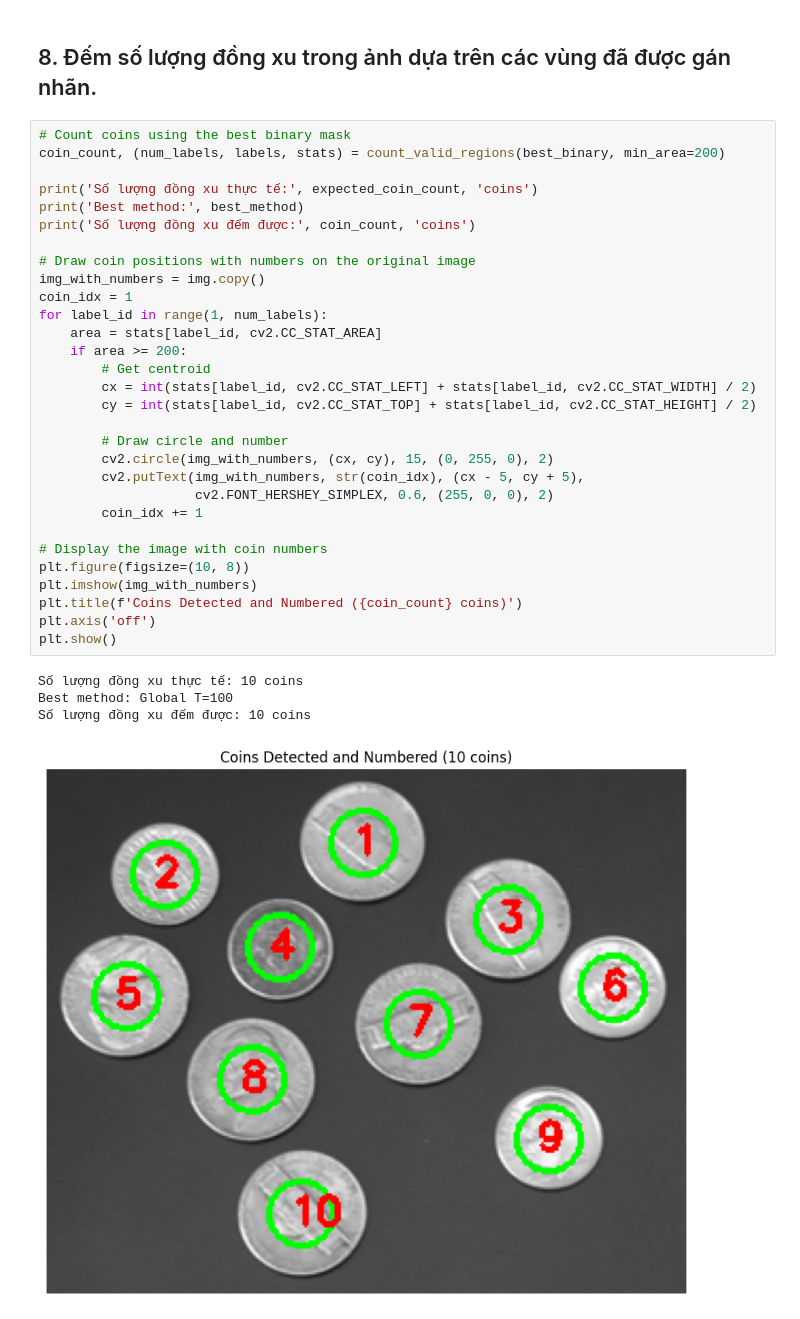
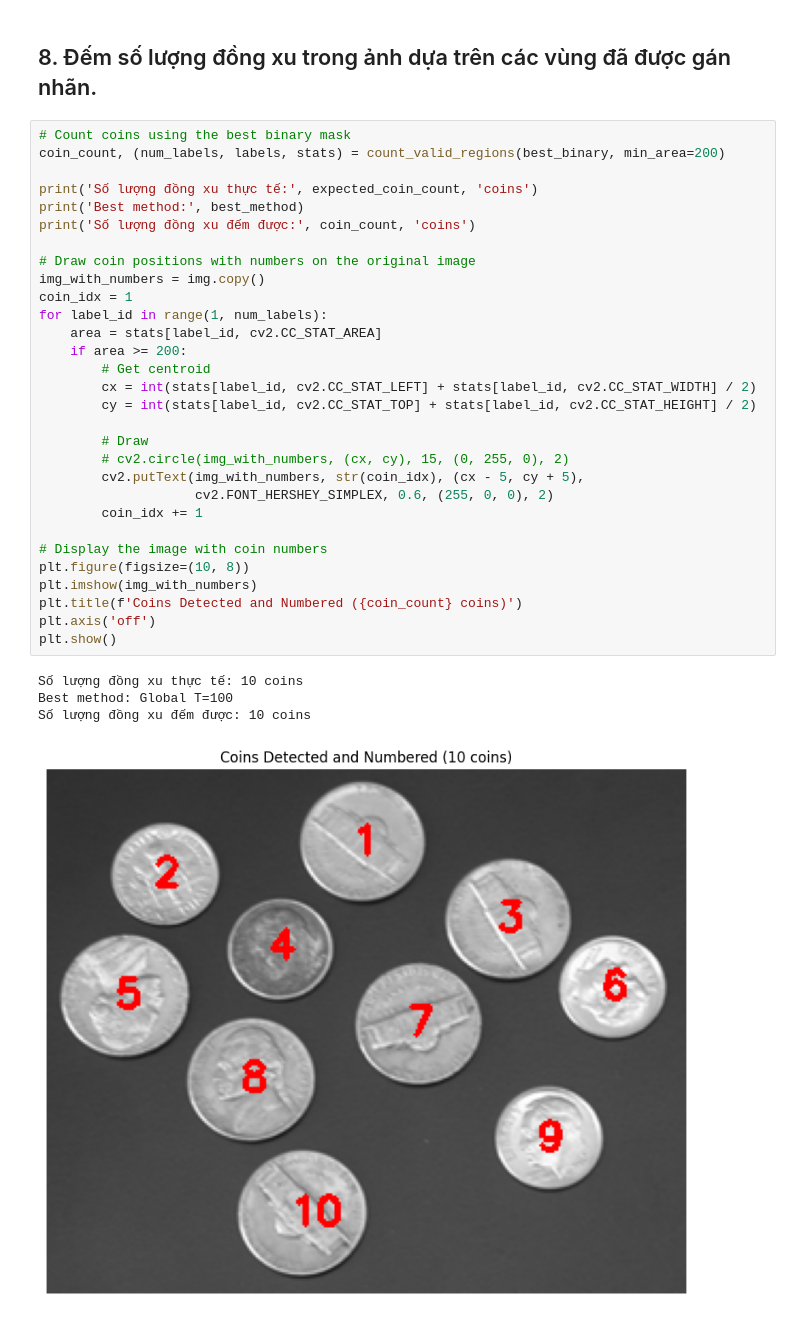
Before and after one commit to Sura3607/imageProcessing, a Jupyter notebook: lab3/lab3.ipynb, the cells around one changed output. Cells and saved outputs as stored; diff of their text form.

```diff
--- a/lab3/lab3.ipynb
+++ b/lab3/lab3.ipynb
@@ -268,33 +268,33 @@ Selected method(s): ['Global T=100', 'Otsu']
 coin_count, (num_labels, labels, stats) = count_valid_regions(best_binary, min_area=200)
 
 print('Số lượng đồng xu thực tế:', expected_coin_count, 'coins')
 print('Best method:', best_method)
 print('Số lượng đồng xu đếm được:', coin_count, 'coins')
 
 # Draw coin positions with numbers on the original image
 img_with_numbers = img.copy()
 coin_idx = 1
 for label_id in range(1, num_labels):
     area = stats[label_id, cv2.CC_STAT_AREA]
     if area >= 200:
         # Get centroid
         cx = int(stats[label_id, cv2.CC_STAT_LEFT] + stats[label_id, cv2.CC_STAT_WIDTH] / 2)
         cy = int(stats[label_id, cv2.CC_STAT_TOP] + stats[label_id, cv2.CC_STAT_HEIGHT] / 2)
 
-        # Draw circle and number
-        cv2.circle(img_with_numbers, (cx, cy), 15, (0, 255, 0), 2)
+        # Draw
+        # cv2.circle(img_with_numbers, (cx, cy), 15, (0, 255, 0), 2)
         cv2.putText(img_with_numbers, str(coin_idx), (cx - 5, cy + 5),
                     cv2.FONT_HERSHEY_SIMPLEX, 0.6, (255, 0, 0), 2)
         coin_idx += 1
 
 # Display the image with coin numbers
 plt.figure(figsize=(10, 8))
 plt.imshow(img_with_numbers)
 plt.title(f'Coins Detected and Numbered ({coin_count} coins)')
 plt.axis('off')
 plt.show()
 # %% [output]
 Số lượng đồng xu thực tế: 10 coins
 Best method: Global T=100
 Số lượng đồng xu đếm được: 10 coins
-[figure, old version]
+[figure, new version]
```
